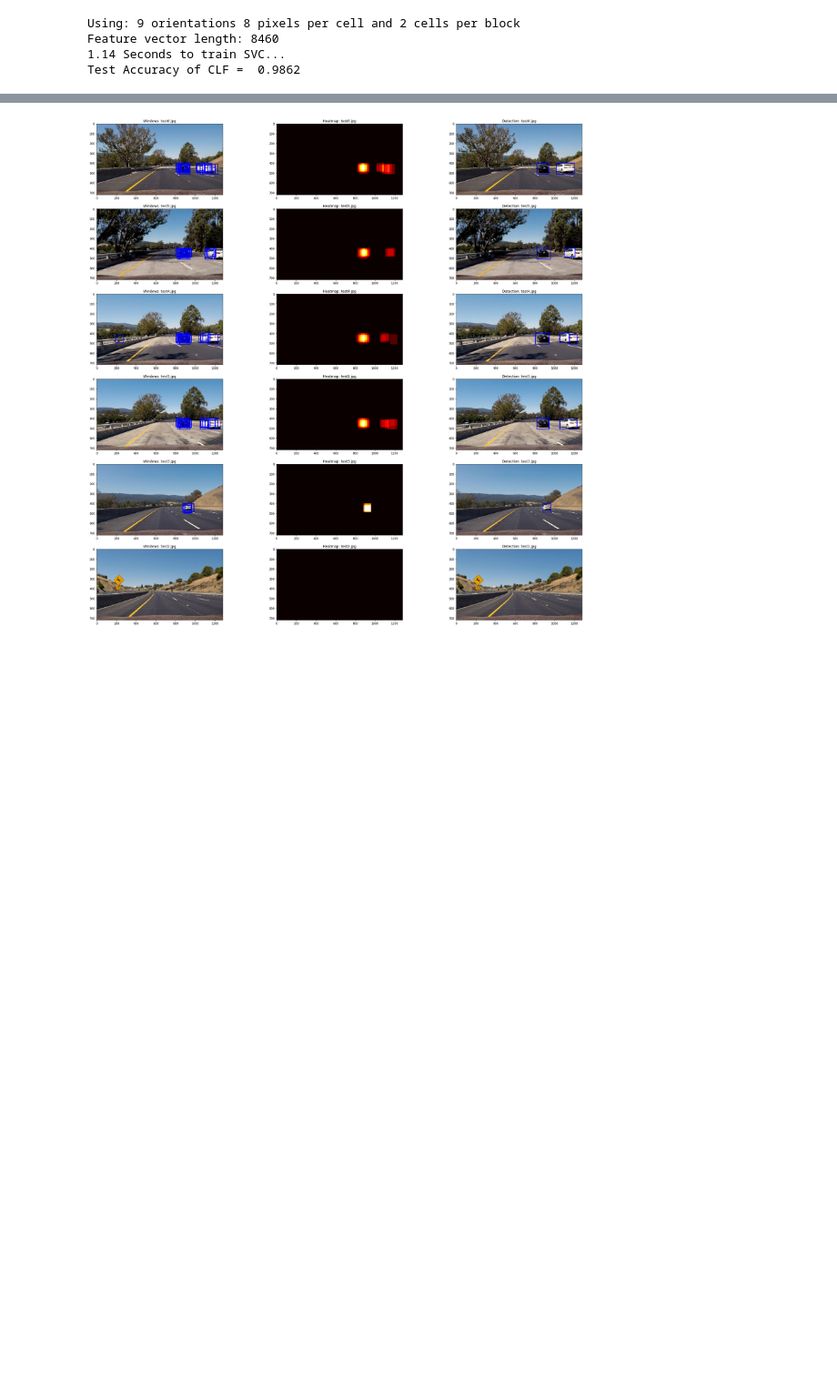
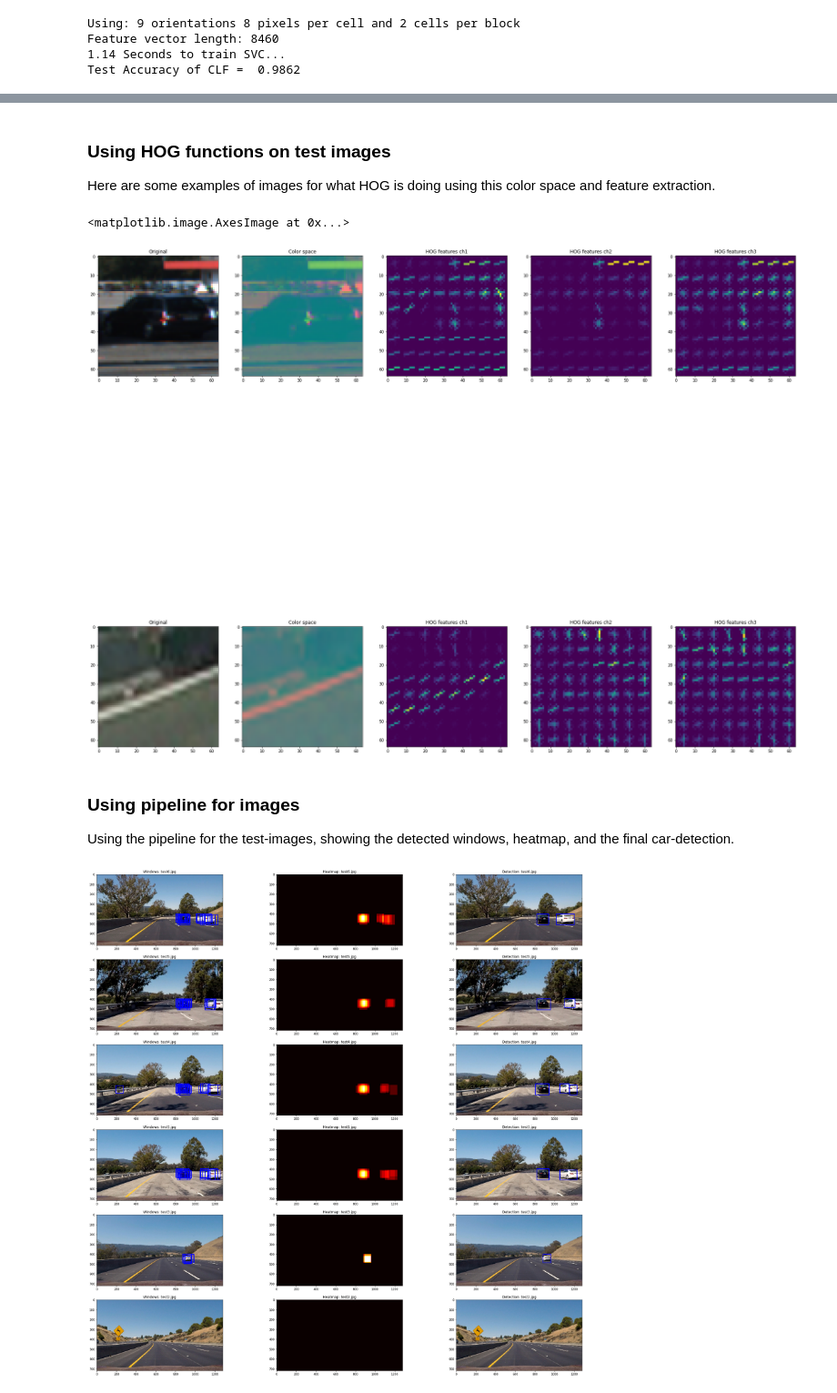
Before and after one commit to johnciocoiu/udacity-nd-self-driving-car-project-5, a Jupyter notebook: vehicle-detection.ipynb, the cells around one changed output, grey strips where cells are left out. Shown at 91% size. Saved outputs shown, nothing was run; the diff lists cells and outputs as text; code cells hidden in the pictures; blank space fills up the shorter version.

```diff
--- a/vehicle-detection.ipynb
+++ b/vehicle-detection.ipynb
@@ -85,6 +108,7 @@ def get_hog_features(img, orient, pix_per_cell, cell_per_block,
                         vis=False, feature_vec=True):
     # Call with two outputs if vis==True
     if vis == True:
+        # Get the hog features using the hog function of sklearn.features packages
         features, hog_image = hog(img, orientations=orient,
                                   pixels_per_cell=(pix_per_cell, pix_per_cell),
                                   cells_per_block=(cell_per_block, cell_per_block),
@@ -93,6 +117,7 @@ def get_hog_features(img, orient, pix_per_cell, cell_per_block,
         return features, hog_image
     # Otherwise call with one output
     else:
+        # Get the hog features using the hog function of sklearn.features packages
         features = hog(img, orientations=orient,
                        pixels_per_cell=(pix_per_cell, pix_per_cell),
                        cells_per_block=(cell_per_block, cell_per_block),
@@ -108,7 +133,6 @@ def bin_spatial(img, size=(32, 32)):
     return features
 
 # Define a function to compute color histogram features
-# NEED TO CHANGE bins_range if reading .png files with mpimg!
 def color_hist(img, nbins=32, bins_range=(0, 256)):
     # Compute the histogram of the color channels separately
     channel1_hist = np.histogram(img[:,:,0], bins=nbins, range=bins_range)
@@ -146,9 +170,11 @@ def extract_features(imgs, color_space='RGB', spatial_size=(32, 32),
                 feature_image = cv2.cvtColor(image, cv2.COLOR_RGB2YCrCb)
         else: feature_image = np.copy(image)
 
+        # Get spatial features using the `bin_spatial` function
         if spatial_feat == True:
             spatial_features = bin_spatial(feature_image, size=spatial_size)
             file_features.append(spatial_features)
+        # Get color features using the `color_hist` function
         if hist_feat == True:
             # Apply color_hist()
             hist_features = color_hist(feature_image, nbins=hist_bins)
@@ -157,12 +183,15 @@ def extract_features(imgs, color_space='RGB', spatial_size=(32, 32),
         # Call get_hog_features() with vis=False, feature_vec=True
             if hog_channel == 'ALL':
                 hog_features = []
+                # For all channels, append the features to the array
                 for channel in range(feature_image.shape[2]):
                     hog_features.append(get_hog_features(feature_image[:,:,channel],
                                         orient, pix_per_cell, cell_per_block,
                                         vis=False, feature_vec=True))
+                # Flatten the array
                 hog_features = np.ravel(hog_features)
             else:
+                # Get the hog features for one channel
                 hog_features = get_hog_features(feature_image[:,:,hog_channel], orient,
                             pix_per_cell, cell_per_block, vis=False, feature_vec=True)
             # Append the new feature vector to the features list
@@ -183,12 +212,10 @@ def draw_boxes(img, bboxes, color=(0, 0, 255), thick=6):
     # Return the image copy with boxes drawn
     return imcopy
 
-
+# Convert color function for a given RGB-image, to convert it to a given 'conv'
 def convert_color(img, conv='RGB2YCrCb'):
     if conv == 'RGB2YCrCb':
         return cv2.cvtColor(img, cv2.COLOR_RGB2YCrCb)
-    if conv == 'BGR2YCrCb':
-        return cv2.cvtColor(img, cv2.COLOR_BGR2YCrCb)
     if conv == 'RGB2LUV':
         return cv2.cvtColor(img, cv2.COLOR_RGB2LUV)
     if conv == 'RGB2HSV':
@@ -196,6 +223,7 @@ def convert_color(img, conv='RGB2YCrCb'):
     if conv == 'RGB2YUV':
         return cv2.cvtColor(img, cv2.COLOR_RGB2HSV)
 
+# Add heat function to add the head for a list of bounding boxes
 def add_heat(heatmap, bbox_list):
     # Iterate through list of bboxes
     for box in bbox_list:
@@ -206,12 +234,14 @@ def add_heat(heatmap, bbox_list):
     # Return updated heatmap
     return heatmap# Iterate through list of bboxes
 
+# Apply threshold function for heatmap where the heat is higher than a threshold to remove outliers.
 def apply_threshold(heatmap, threshold):
     # Zero out pixels below the threshold
     heatmap[heatmap <= threshold] = 0
     # Return thresholded map
     return heatmap
 
+# Draw bounding boxes using labels gotten from heatmap
 def draw_labeled_bboxes(img, labels):
     # Iterate through all detected cars
     for car_number in range(1, labels[1]+1):
@@ -227,6 +257,7 @@ def draw_labeled_bboxes(img, labels):
     # Return the image
     return img
 
+# The heatmap function to convert a given image with boxes to a heatmap using the functions above
 def find_heat(image, box_list, threshold = 1):
     heat = np.zeros_like(image[:,:,0]).astype(np.float)
 
@@ -432,6 +509,60 @@ def process_image(image, heatmap_queue=False):
     detected_cars = draw_labeled_bboxes(image, labels_heat)
 
     return detected_cars, windows, current_heatmap, heatmap
+# %% [markdown]
+### Using HOG functions on test images
+
+Here are some examples of images for what HOG is doing using this color space and feature extraction.
+# %%
+car_color = convert_color(car_image, conv=color_conv)
+notcar_color = convert_color(notcar_image, conv=color_conv)
+
+car_ch1 = car_color[:,:,0]
+car_ch2 = car_color[:,:,1]
+car_ch3 = car_color[:,:,2]
+
+x, car_features_1 = get_hog_features(car_ch1, orient, pix_per_cell, cell_per_block, vis=True, feature_vec=True)
+x, car_features_2 = get_hog_features(car_ch2, orient, pix_per_cell, cell_per_block, vis=True, feature_vec=True)
+x, car_features_3 = get_hog_features(car_ch3, orient, pix_per_cell, cell_per_block, vis=True, feature_vec=True)
+
+notcar_ch1 = notcar_color[:,:,0]
+notcar_ch2 = notcar_color[:,:,1]
+notcar_ch3 = notcar_color[:,:,2]
+
+x, notcar_features_1 = get_hog_features(notcar_ch1, orient, pix_per_cell, cell_per_block, vis=True, feature_vec=True)
+x, notcar_features_2 = get_hog_features(notcar_ch2, orient, pix_per_cell, cell_per_block, vis=True, feature_vec=True)
+x, notcar_features_3 = get_hog_features(notcar_ch3, orient, pix_per_cell, cell_per_block, vis=True, feature_vec=True)
+
+f, axarr = plt.subplots(2, 5, figsize=(32,32))
+
+axarr[0,0].set_title('Original')
+axarr[0,0].imshow(car_image)
+axarr[0,1].set_title('Color space')
+axarr[0,1].imshow(car_color)
+axarr[0,2].set_title('HOG features ch1')
+axarr[0,2].imshow(car_features_1)
+axarr[0,3].set_title('HOG features ch2')
+axarr[0,3].imshow(car_features_2)
+axarr[0,4].set_title('HOG features ch3')
+axarr[0,4].imshow(car_features_3)
+
+axarr[1,0].set_title('Original')
+axarr[1,0].imshow(notcar_image)
+axarr[1,1].set_title('Color space')
+axarr[1,1].imshow(notcar_color)
+axarr[1,2].set_title('HOG features ch1')
+axarr[1,2].imshow(notcar_features_1)
+axarr[1,3].set_title('HOG features ch2')
+axarr[1,3].imshow(notcar_features_2)
+axarr[1,4].set_title('HOG features ch3')
+axarr[1,4].imshow(notcar_features_3)
+# %% [output]
+<matplotlib.image.AxesImage at 0x...>
+[figure, added]
+# %% [markdown]
+### Using pipeline for images
+
+Using the pipeline for the test-images, showing the detected windows, heatmap, and the final car-detection.
 # %%
 test_images = glob.glob('test_images/*.jpg')
 
```
Also changed, not shown: parts of 16 cells of this notebook, 1 other file.
